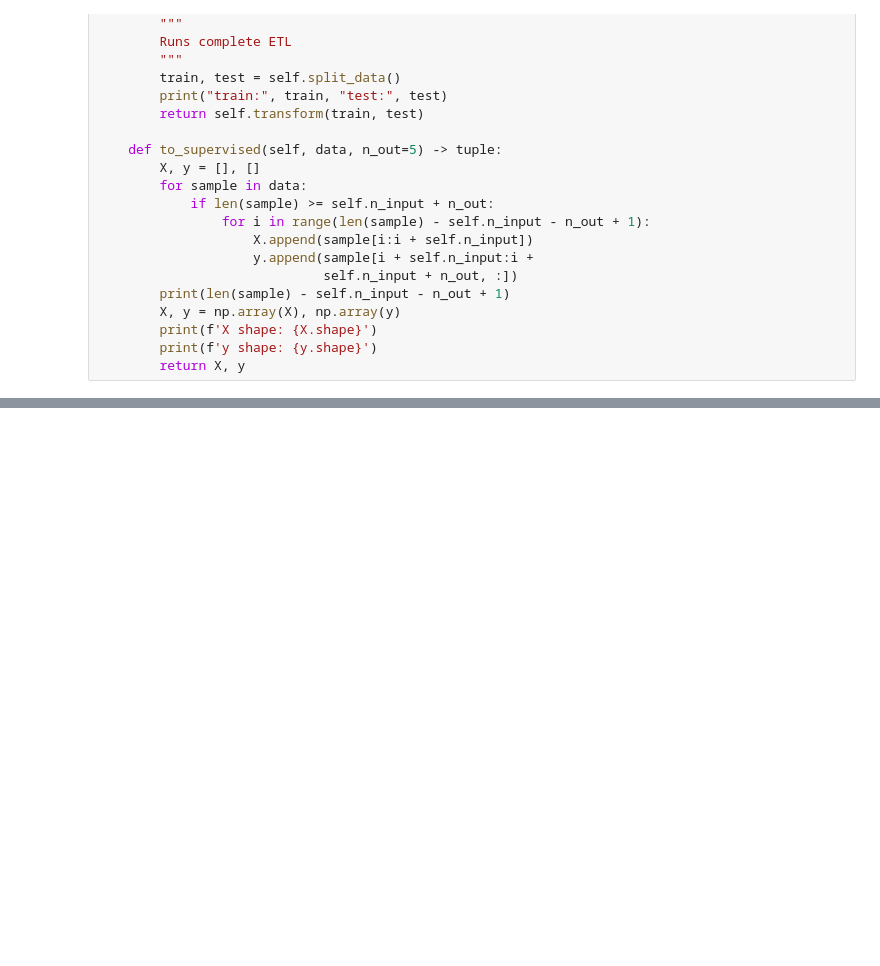
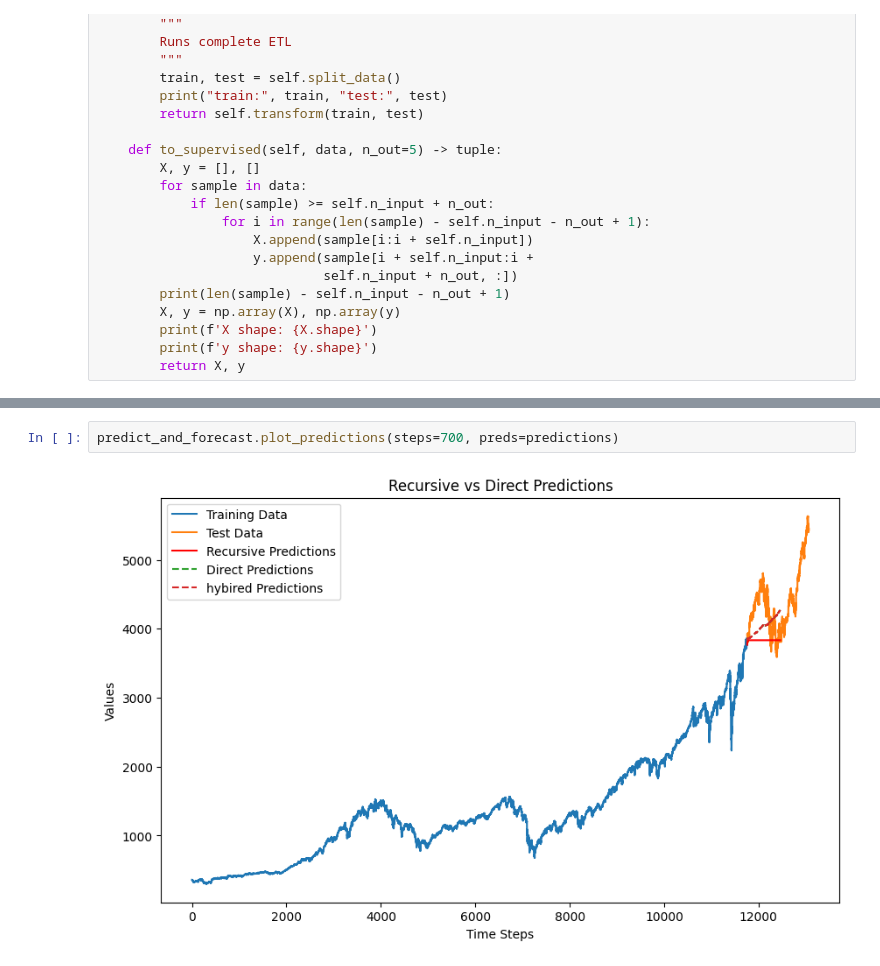
Before and after one commit to porchportal/stock-market-prediction-by--multi-Task-learning, a Jupyter notebook: VScodeML@2/speedPaper/testing02.ipynb, the cells around one changed output, grey strips where cells are left out. Drawn from its saved outputs; the diff is of its cells as text; blank space fills up the shorter version.

```diff
--- a/VScodeML@2/speedPaper/testing02.ipynb
+++ b/VScodeML@2/speedPaper/testing02.ipynb
@@ -478,0 +756,4 @@ Predictions shape: (10, 5, 3)
+# %%
+predict_and_forecast.plot_predictions(steps=700, preds=predictions)
+# %% [output]
+[figure, added]
```
Also changed, not shown: parts of 13 cells of this notebook.
